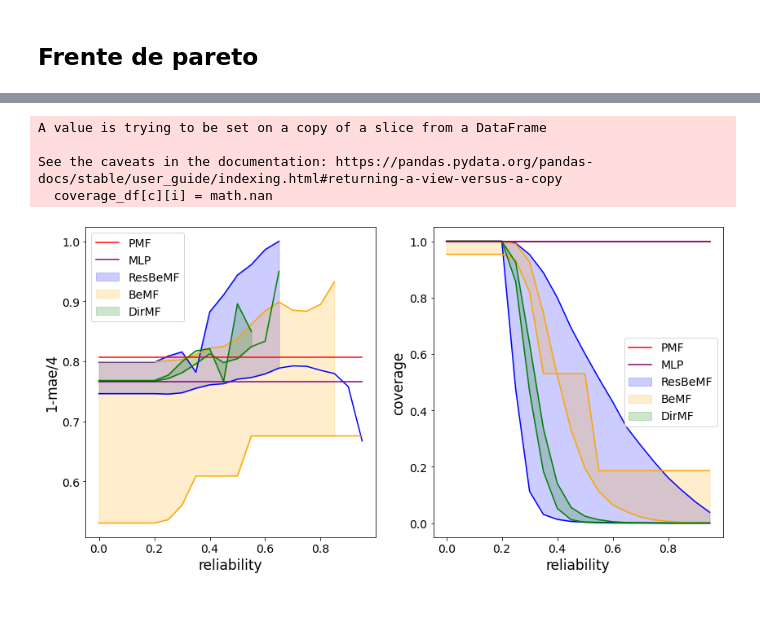
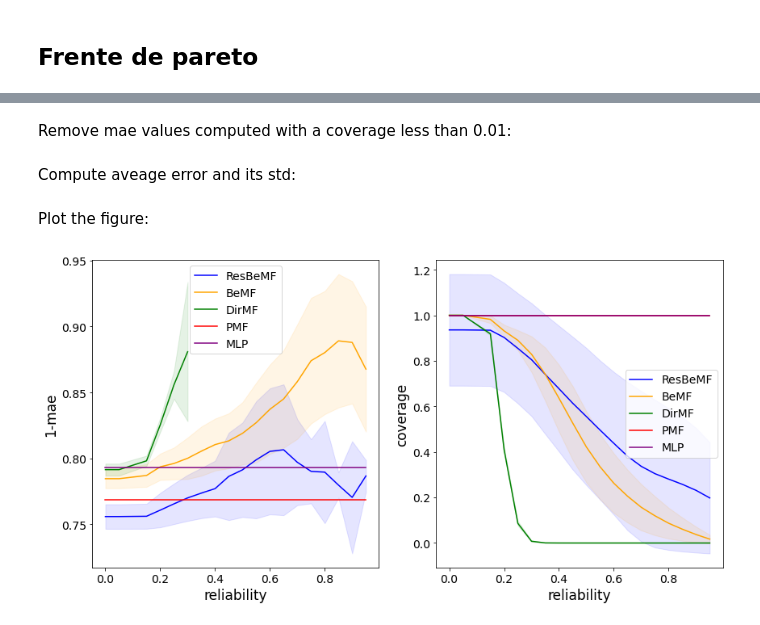
Before and after one commit to KNODIS-Research-Group/resbemf, a Jupyter notebook: figs generator.ipynb, the cells around one changed output, grey strips where cells are left out. Saved outputs shown, nothing was run; the diff lists cells and outputs as text; code cells hidden in the pictures.

```diff
--- a/figs generator.ipynb
+++ b/figs generator.ipynb
@@ -60,14 +29,14 @@ params = ['numFactors', 'regularization', 'learningRate', 'numIters']
 methods = ['ResBeMF', 'BeMF', 'DirMF']
 cmaps = ['Blues', 'Oranges', 'Greens']
 
-fig, axs = plt.subplots(len(params), len(methods), figsize=(18,15))
+fig, axs = plt.subplots(len(params), len(methods), figsize=(6*len(methods),3.75*len(params)))
 fig.tight_layout(h_pad=4, w_pad=6.5)
 
 for i, param in enumerate(params):
     for j, method in enumerate(methods):
 
         axs[i,j].set_xlabel('coverage', fontsize=17)
-        axs[i,j].set_ylabel('1-mae/4', fontsize=17)
+        axs[i,j].set_ylabel('1-mae', fontsize=17)
 
         if i == 0:
             axs[i,j].set_title(method, fontsize=20)
@@ -78,11 +47,13 @@ for i, param in enumerate(params):
         coverage = df[method]['cummulativecoverage_avg']
         color = df[method][param]
 
-        norm = colors.LogNorm(vmin=color.min(), vmax=color.max()) if method == 'BeMF' and param == 'regularization' else None
+        norm = colors.LogNorm(vmin=color.min(), vmax=color.max()) if param == 'regularization' and (method == 'BeMF' or (method == 'ResBeMF' and dataset == 'anime')) else None
 
         im = axs[i,j].scatter(coverage, mae, c=color, cmap=cmaps[j], norm=norm)
 
         cbar = plt.colorbar(im, ax=axs[i,j])
         cbar.set_label(param, fontsize=15)
         cbar.ax.tick_params(labelsize=14)
+
+plt.savefig('./figs/' + dataset + '-hyperparameters.png', dpi=300, bbox_inches='tight')
 # %% [output]
@@ -204,42 +146,49 @@ coverage_df
+# %% [markdown]
+Remove mae values computed with a coverage less than 0.01:
 # %%
 for c in mae_df.columns.tolist()[1:]:
     for i in range(mae_df['reliability'].size):
-        if coverage_df[c][i] <= 0.001:
+        if coverage_df[c][i] <= 0.01:
             mae_df[c][i] = math.nan
-            #coverage_df[c][i] = math.nan
-# %% [output]
-A value is trying to be set on a copy of a slice from a DataFrame
-
-See the caveats in the documentation: https://pandas.pydata.org/pandas-docs/stable/user_guide/indexing.html#returning-a-view-versus-a-copy
-  coverage_df[c][i] = math.nan
+# %% [markdown]
+Compute aveage error and its std:
+# %%
+for method in ["ResBeMF", "BeMF", "DirMF"]:
+    mae_df[method + "_mean"] = mae_df.loc[:, mae_df.columns.str.startswith(method)].mean(axis=1)
+    mae_df[method + "_std"] = mae_df.loc[:, mae_df.columns.str.startswith(method)].std(axis=1)
+# %%
+for method in ["ResBeMF", "BeMF", "DirMF"]:
+    coverage_df[method + "_mean"] = coverage_df.loc[:, coverage_df.columns.str.startswith(method)].mean(axis=1)
+    coverage_df[method + "_std"] = coverage_df.loc[:, coverage_df.columns.str.startswith(method)].std(axis=1)
+# %% [markdown]
+Plot the figure:
 # %%
 fig, axs = plt.subplots(1, 2, figsize=(14,7))
 
 def plot_axis(df, name, ax):
     ax.set_xlabel('reliability', fontsize=17)
     ax.set_ylabel(name, fontsize=17)
 
     ax.tick_params(axis='both', which='major', labelsize=14)
 
-    ax.plot(df['reliability'], df['ResBeMF_MAE'], c='blue')
-    ax.plot(df['reliability'], df['ResBeMF_Coverage'], c='blue')
-    ax.fill_between(df['reliability'], df['ResBeMF_MAE'], df['ResBeMF_Coverage'], color='blue', alpha=0.2, label='ResBeMF')
+    ax.fill_between(df['reliability'], df['ResBeMF_mean'] + df['ResBeMF_std'], df['ResBeMF_mean'] - df['ResBeMF_std'], color='blue', alpha=0.1)
+    ax.plot(df['reliability'], df['ResBeMF_mean'], c='blue', label='ResBeMF')
 
-    ax.plot(df['reliability'], df['BeMF_MAE'], c='orange')
-    ax.plot(df['reliability'], df['BeMF_Coverage'], c='orange')
-    ax.fill_between(df['reliability'], df['BeMF_MAE'], df['BeMF_Coverage'], color='orange', alpha=0.2, label='BeMF')
+    ax.fill_between(df['reliability'], df['BeMF_mean'] + df['BeMF_std'], df['BeMF_mean'] - df['BeMF_std'], color='orange', alpha=0.1)
+    ax.plot(df['reliability'], df['BeMF_mean'], c='orange', label='BeMF')
 
-    ax.plot(df['reliability'], df['DirMF_MAE'], c='green')
-    ax.plot(df['reliability'], df['DirMF_Coverage'], c='green')
-    ax.fill_between(df['reliability'], df['DirMF_MAE'], df['DirMF_Coverage'], color='green', alpha=0.2, label='DirMF')
+    ax.fill_between(df['reliability'], df['DirMF_mean'] + df['DirMF_std'], df['DirMF_mean'] - df['DirMF_std'], color='green', alpha=0.1)
+    ax.plot(df['reliability'], df['DirMF_mean'], c='green', label='DirMF')
 
     ax.plot(df['reliability'], df['PMF'], c='red', label='PMF')
 
     ax.plot(df['reliability'], df['MLP'], c='purple', label='MLP')
 
     ax.legend(fontsize=14)
 
-plot_axis(mae_df, '1-mae/4', axs[0])
+plot_axis(mae_df, '1-mae', axs[0])
 plot_axis(coverage_df, 'coverage', axs[1])
+
+plt.savefig('./figs/' + dataset + '-test-error.png', dpi=300, bbox_inches='tight')
 # %% [output]
-[figure, old version]
+[figure, new version]
```
Also changed, not shown: parts of 18 cells of this notebook, 48 other files.
